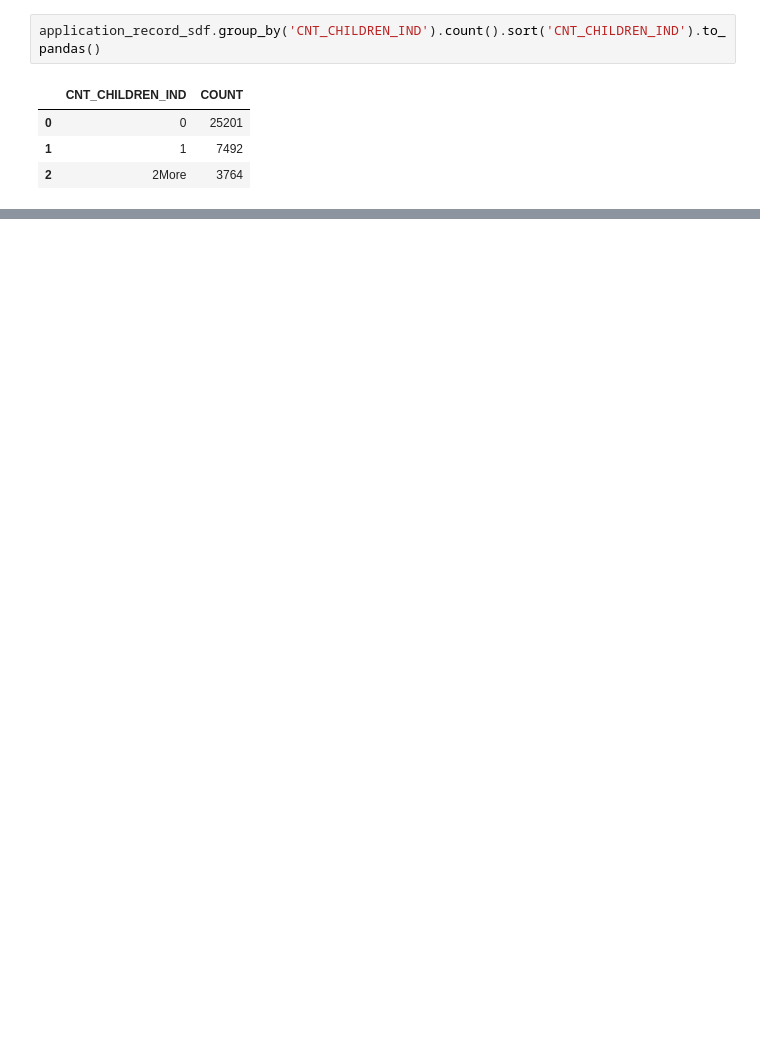
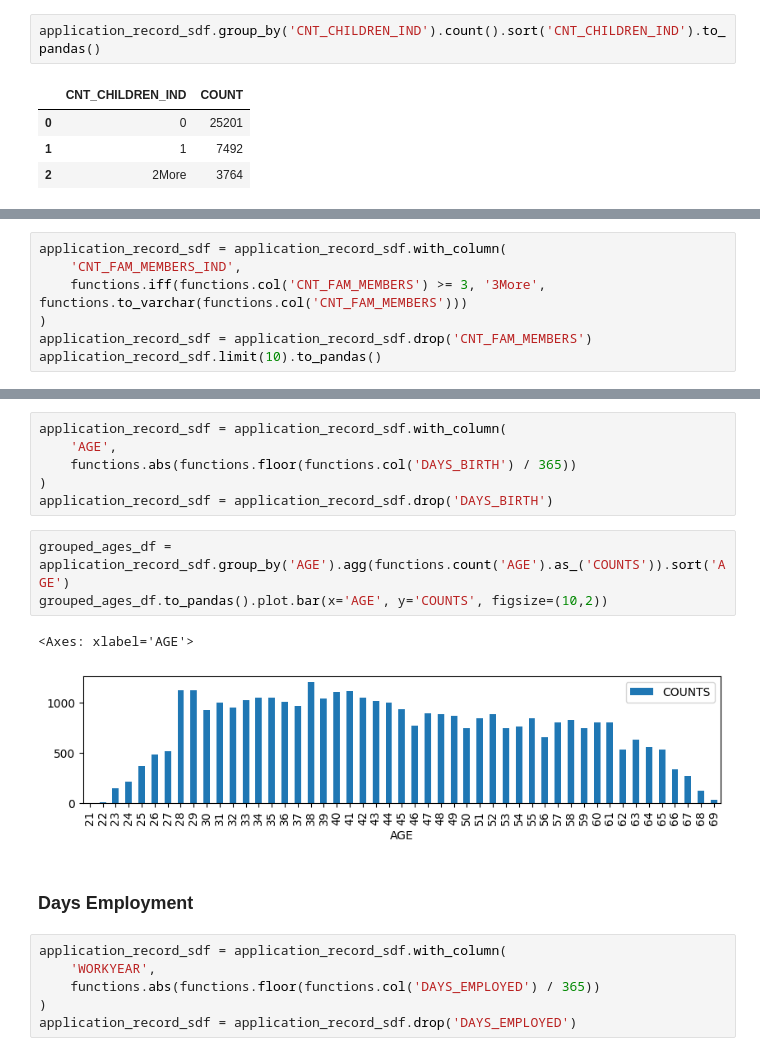
Before and after one commit to PaulLucasleit/snowpark-learnings, a Jupyter notebook: app/notebooks/ml_with_snowflake/1_3_demo_full_data_exploration.ipynb, the cells around one changed output, grey strips where cells are left out. Drawn from its saved outputs; the diff is of its cells as text; blank space fills up the shorter version.

```diff
--- a/app/notebooks/ml_with_snowflake/1_3_demo_full_data_exploration.ipynb
+++ b/app/notebooks/ml_with_snowflake/1_3_demo_full_data_exploration.ipynb
@@ -257,0 +286,7 @@ application_record_sdf.group_by('CNT_CHILDREN_IND').count().sort('CNT_CHILDREN_I
+# %%
+application_record_sdf = application_record_sdf.with_column(
+    'CNT_FAM_MEMBERS_IND',
+    functions.iff(functions.col('CNT_FAM_MEMBERS') >= 3, '3More', functions.to_varchar(functions.col('CNT_FAM_MEMBERS')))
+)
+application_record_sdf = application_record_sdf.drop('CNT_FAM_MEMBERS')
+application_record_sdf.limit(10).to_pandas()
@@ -257,0 +312,20 @@ application_record_sdf.group_by('CNT_CHILDREN_IND').count().sort('CNT_CHILDREN_I
+# %%
+application_record_sdf = application_record_sdf.with_column(
+    'AGE',
+    functions.abs(functions.floor(functions.col('DAYS_BIRTH') / 365))
+)
+application_record_sdf = application_record_sdf.drop('DAYS_BIRTH')
+# %%
+grouped_ages_df = application_record_sdf.group_by('AGE').agg(functions.count('AGE').as_('COUNTS')).sort('AGE')
+grouped_ages_df.to_pandas().plot.bar(x='AGE', y='COUNTS', figsize=(10,2))
+# %% [output]
+<Axes: xlabel='AGE'>
+[figure, added]
+# %% [markdown]
+### Days Employment
+# %%
+application_record_sdf = application_record_sdf.with_column(
+    'WORKYEAR',
+    functions.abs(functions.floor(functions.col('DAYS_EMPLOYED') / 365))
+)
+application_record_sdf = application_record_sdf.drop('DAYS_EMPLOYED')
```
Also changed, not shown: parts of 36 cells of this notebook, 3 other files.
